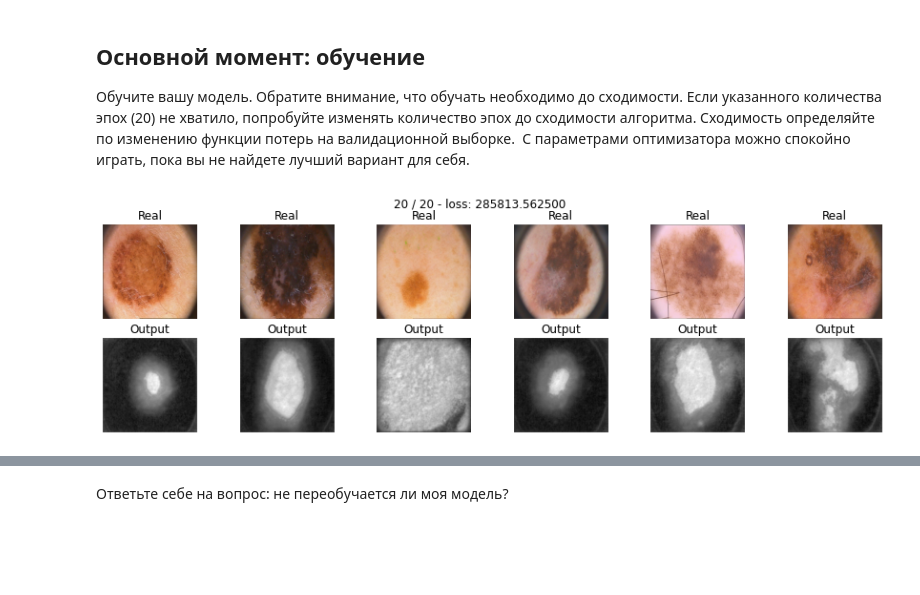
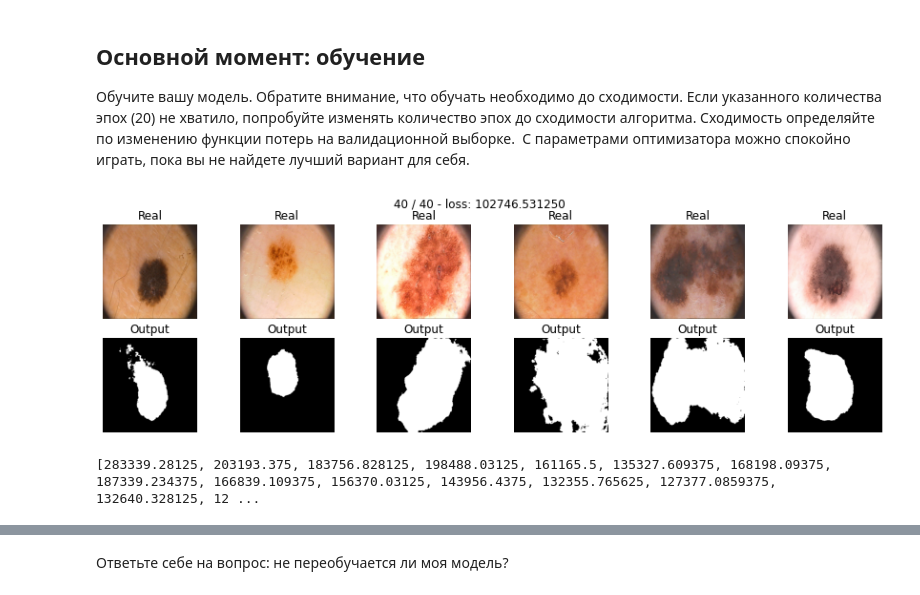
Before and after one commit to gbrs/DLS_1_2022_spring, a Jupyter notebook: 24 Домашка/[hw,basic]semantic_segmentation.ipynb, the cells around one changed output, grey strips where cells are left out. Saved outputs shown, nothing was run; the diff lists cells and outputs as text; code cells hidden in the pictures; blank space fills up the shorter version.

```diff
--- a/24 Домашка/[hw,basic]semantic_segmentation.ipynb
+++ b/24 Домашка/[hw,basic]semantic_segmentation.ipynb
@@ -279,7 +287,7 @@ class SegNet(nn.Module):
                               nn.Conv2d(in_channels=64, out_channels=64, kernel_size=3, padding=1),
                               nn.BatchNorm2d(64),
                               nn.ReLU(),
-                              nn.Conv2d(in_channels=64, out_channels=2, kernel_size=3, padding=1)  ## 2 - по числу классов?
+                              nn.Conv2d(in_channels=64, out_channels=1, kernel_size=3, padding=1)  ## а где-то 2 матрицы на выходе
                          )
 
     def forward(self, x):
@@ -361,12 +369,14 @@ def bce_loss(y_real, y_pred):
 # %%
 def train(model, opt, loss_fn, epochs, data_tr, data_val):
     X_val, Y_val = next(iter(data_val))
+    ## чтобы каждый раз новые картинки на печать выводить?
+
+    avg_loss_list = [] ## сохраню значения лоссов
 
     for epoch in range(epochs):
         ## tic = time() ## зачем неиспользуемые далее tic/toc?
         print('* Epoch %d/%d' % (epoch+1, epochs))
 
-        Y_hat = torch.FloatTensor().to(device)  ##  будем складывать полученные маски
         avg_loss = 0
         model.train()  # train mode
         for X_batch, Y_batch in data_tr:
@@ -393,10 +403,14 @@ def train(model, opt, loss_fn, epochs, data_tr, data_val):
             torch.cuda.memory.empty_cache()
         ## toc = time()
         print('train_loss: %f' % avg_loss)
+        avg_loss_list.append(avg_loss.item())
 
         # show intermediate results
-        avg_val_loss = 0
-        # model.eval()  # testing mode
+        model.eval()  # testing mode
+        Y_hat = model(X_val.to(device))
+        Y_hat = Y_hat.detach().cpu()  # detach and put into cpu
+
+        '''avg_val_loss = 0
         for X_batch, Y_batch in data_val:
             # data to device
             X_batch = X_batch.to(device)  ##
@@ -416,8 +430,7 @@ def train(model, opt, loss_fn, epochs, data_tr, data_val):
             del Y_pred, X_batch, Y_batch
             torch.cuda.memory.empty_cache()
         print('val_loss: %f' % avg_loss)
-        Y_hat = Y_hat.detach().cpu()  # detach and put into cpu
-        # print(type(Y_hat), Y_hat.shape, Y_hat)
+        Y_hat = Y_hat.detach().cpu()  # detach and put into cpu'''
 
         # Visualize tools
         clear_output(wait=True)
@@ -429,12 +442,12 @@ def train(model, opt, loss_fn, epochs, data_tr, data_val):
 
             plt.subplot(2, 6, k+7)
             plt.imshow(Y_hat[k, 0], cmap='gray')  ## исходный вариант
-            # plt.imshow(Y_hat[k], cmap='gray')
-            ## plt.imshow(np.rollaxis(Y_hat[k].numpy(), 0, 3), cmap='gray')  ## может так?
             plt.title('Output')
             plt.axis('off')
         plt.suptitle('%d / %d - loss: %f' % (epoch+1, epochs, avg_loss))
         plt.show()
+
+    print(avg_loss_list)
 # %% [markdown]
 ## Инференс [1 балл]
 
@@ -473,8 +490,9 @@ def score_model(model, metric, data):
 # %%
 model = SegNet().to(device)
 # %%
-max_epochs = 20
+max_epochs = 40  ## было 20
 optim = torch.optim.Adam(model.parameters())  ##
 train(model, optim, bce_loss, max_epochs, data_tr, data_val)
 # %% [output]
-[figure, old version]
+[figure, new version]
+[283339.28125, 203193.375, 183756.828125, 198488.03125, 161165.5, 135327.609375, 168198.09375, 187339.234375, 166839.109375, 156370.03125, 143956.4375, 132355.765625, 127377.0859375, 132640.328125, 12 ...
```
Also changed, not shown: parts of 28 cells of this notebook.
